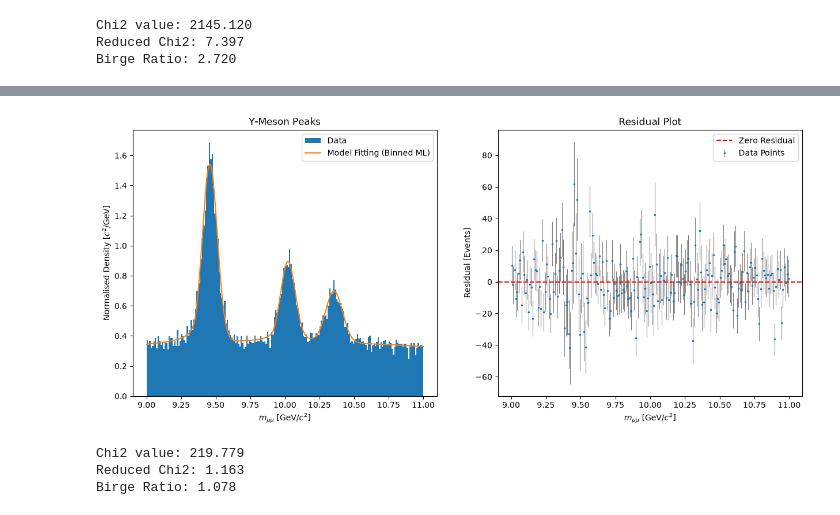
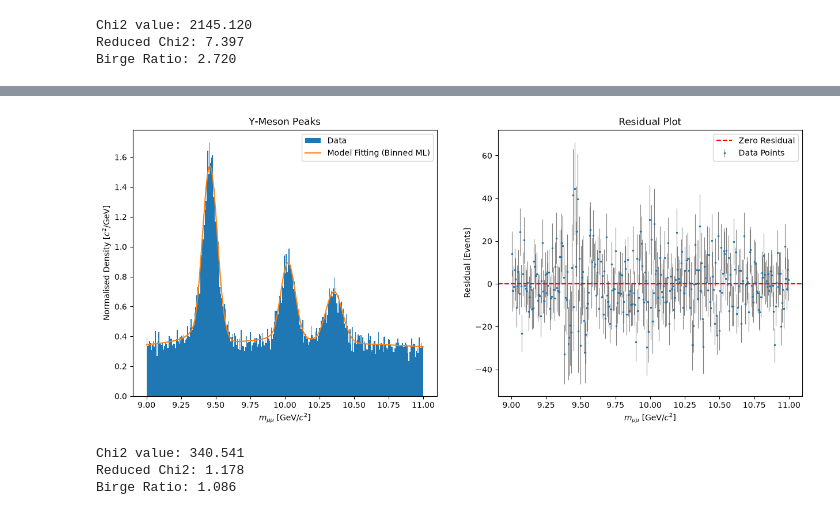
Before and after one commit to salsatosi/DAH_project_F1, a Jupyter notebook: data_analysis.ipynb, the cells around one changed output, grey strips where cells are left out. Saved outputs shown, nothing was run; the diff lists cells and outputs as text; code cells hidden in the pictures.

```diff
--- a/data_analysis.ipynb
+++ b/data_analysis.ipynb
@@ -412,18 +648,20 @@ Crystal ball function on mc.bin
 '''
 from scipy.stats import crystalball
 
-if filename == dataset[2]:
+if filename == dataset[2]+'.bin':
+    # Select first peak
     min_mass,max_mass = 9.00,9.75
     muon_pair_mass = xdata[0]
     muon_pair_mass = muon_pair_mass[(muon_pair_mass > features_range[0][0]) & (muon_pair_mass < features_range[0][1])]
     first_peak = muon_pair_mass[(muon_pair_mass > min_mass) & (muon_pair_mass < max_mass)]
     N_tot = len(first_peak)
 
+    # Define peak model (crystal ball function)
     def crystal_ball_model(x, mu, sigma, alpha, n):
         norm = crystalball.cdf(max_mass, beta=alpha, m=n, loc=mu, scale=sigma) - crystalball.cdf(min_mass, beta=alpha, m=n, loc=mu, scale=sigma)
         return crystalball.pdf(x, beta=alpha, m=n, loc=mu, scale=sigma) / norm
 
-
+    # Calculate negative-log likelihood
     def nll(mu, sigma, alpha, n):
         pdf = crystal_ball_model(first_peak, mu, sigma, alpha, n)
         if np.any(pdf <= 0):
@@ -431,28 +669,31 @@ if filename == dataset[2]:
 
         return -np.sum(np.log(pdf))
 
-
+    # Guess initial parameters
     init_params = [9.4, 0.04, 2, 1]
     bounds = [(min_mass,max_mass), (0.001, 1), (0, 10), (1,10)]
 
+    # Perform unbinned ML fitting
     res = Minuit(nll, *init_params)
     res.limits = bounds
     res.errordef = Minuit.LIKELIHOOD
     res.migrad()
     res.hesse()
 
+    # Extract fitting parameters and errors
     mu_fit, sigma_fit, alpha_fit, n_fit = res.values
     cov = np.array(res.covariance)
     errors = res.errors
     mu_err, sigma_err, alpha_err, n_err = errors
 
 
-
+    # Output peak information
     print(f"Upsilon(1S) Mass (mu): {mu_fit:.5f} +- {mu_err:.5f} GeV/c^2")
     print(f"Mass Resolution (sigma): {sigma_fit:.5f} +- {sigma_err:.5f} GeV/c^2")
     print(f"Alpha: {alpha_fit:.5f} +- {alpha_err:.5f}")
     print(f"Power-law exponent (n): {n_fit:.5f} +- {n_err:.5f}")
 
+    # Plot the peak and model fitting
     xgrid = np.linspace(min_mass,max_mass,1000)
     plt.hist(first_peak,bins=300,density=True,range=(min_mass,max_mass), label='Data')
     plt.plot(xgrid,crystal_ball_model(xgrid,*res.values), label='Model Fitting')
@@ -623,6 +1006,7 @@ for i in range(1,6):
     plt.colorbar(label="Events")
     plt.xlabel(features_xaxis_label[0])
     plt.ylabel(features_xaxis_label[i])
-    plt.title(f"{features_xaxis_label[i]} vs {features_xaxis_label[0]}")
+    plt.title(f"{features_latex[i]} vs {features_latex[0]}")
+    plt.savefig(f"images/task_6_{features[i]}_vs_{features[0]}_{dataset[select_file]}.pdf")
     plt.show()
 # %% [output]
@@ -777,33 +1204,36 @@ Use Chebyshev polynomial instead of exponential background
 '''
 from iminuit.cost import BinnedNLL
 from scipy.special import chebyt
+from scipy.stats import crystalball
 
+# Define spectrum region and peak regions
 muon_pair_mass = xdata[0]
 p_T_mm = xdata[1]
 muon_pair_mass = muon_pair_mass[(muon_pair_mass > features_range[0][0]) & (muon_pair_mass < features_range[0][1])]
-cut_mass = muon_pair_mass[p_T_mm > 20]
-
+cut_threshold = 20
+cut_mass = muon_pair_mass[p_T_mm > cut_threshold]
 min_mass, max_mass = features_range[0][0],features_range[0][1]
 min_mass_1, max_mass_1 = 9.25,9.60
 min_mass_2, max_mass_2 = 9.80,10.10
 min_mass_3, max_mass_3 = 10.20,10.40
 
-n_bins = 200
+# Bin the raw data
+n_bins = 300
 counts, bin_edges = np.histogram(cut_mass, bins=n_bins, range=(min_mass, max_mass))
 bin_width = (max_mass - min_mass) / n_bins
 bin_centers = 0.5 * (bin_edges[:-1] + bin_edges[1:])
 N_tot = len(cut_mass)
 
-alpha = 1.89471
-n = 1.09539
 
-
+# Define spectrum model (crystal ball function)
 def composite_upsilon_cbf_cdf(x,mu_1,sigma_1,mu_2,sigma_2,mu_3,sigma_3,c1,c2,f_1,f_2,f_3):
-
+    alpha = 1.89471
+    n = 1.09539
     def crystal_ball_cdf(x, mu, sigma):
         norm = crystalball.cdf(max_mass, beta=alpha, m=n, loc=mu, scale=sigma) - crystalball.cdf(min_mass, beta=alpha, m=n, loc=mu, scale=sigma)
         return (crystalball.cdf(x, beta=alpha, m=n, loc=mu, scale=sigma) - crystalball.cdf(min_mass, beta=alpha, m=n, loc=mu, scale=sigma)) / norm
 
+    # Chebyshev polynomial background
     t = (2.0 * x - (max_mass + min_mass)) / (max_mass - min_mass)
     T0 = chebyt(0)
     T1 = chebyt(1)
@@ -817,26 +1247,30 @@ def composite_upsilon_cbf_cdf(x,mu_1,sigma_1,mu_2,sigma_2,mu_3,sigma_3,c1,c2,f_1
     norm_T0 = int_T0(1.0) - int_T0(-1.0)
     norm_T1 = int_T1(1.0) - int_T1(-1.0)
     norm_T2 = int_T2(1.0) - int_T2(-1.0)
-
     background_num = cdf_T0 + c1*cdf_T1 + c2*cdf_T2
     background_norm = norm_T0 + c1*norm_T1 + c2*norm_T2
     background_cdf = background_num / background_norm
+
     return f_1*crystal_ball_cdf(x,mu_1,sigma_1) + f_2*crystal_ball_cdf(x,mu_2,sigma_2) + f_3*crystal_ball_cdf(x,mu_3,sigma_3) + (1-f_1-f_2-f_3)*background_cdf
 
 
-
-init_params = [9.45, 0.043, 10.02, 0.046, 10.35, 0.04, -0.5, 0.1, 0.12, 0.04, 0.03]
-bounds = [(min_mass_1,max_mass_1), (0.01, 1), (min_mass_2,max_mass_2), (0.01, 1), (min_mass_3,max_mass_3), (0.01, 1), (-1,0), (-0.5,0.5), (0.0, 1.0), (0.0, 1.0), (0.0, 1.0)]
+# Perform binned ML fitting (crystal ball function)
+init_params = [9.45, 0.043, 10.02, 0.046, 10.35, 0.04, 0, -0.01, 0.12, 0.04, 0.03]
+bounds = [(min_mass_1,max_mass_1), (0.01, 1), (min_mass_2,max_mass_2), (0.01, 1), (min_mass_3,max_mass_3),
+          (0.01, 1), (-1,1), (-0.5,0.5), (0.0, 1.0), (0.0, 1.0), (0.0, 1.0)]
 cost = BinnedNLL(counts, bin_edges, composite_upsilon_cbf_cdf)
 res = Minuit(cost, *init_params)
 res.limits = bounds
 res.migrad()
 res.hesse()
+
+# Extract fitting parameters and errors
 mu_1_fit, sigma_1_fit, mu_2_fit, sigma_2_fit, mu_3_fit, sigma_3_fit, c1_fit, c2_fit, f_1_fit, f_2_fit, f_3_fit = res.values
 cov = np.array(res.covariance)
 errors = res.errors
 mu_1_err, sigma_1_err, mu_2_err, sigma_2_err, mu_3_err, sigma_3_err, c1_err, c2_err, f_1_err, f_2_err, f_3_err = errors
 
+# Evaluate number of signal events and purity
 N_sig_1 = f_1_fit * N_tot
 N_sig_1_err = f_1_err * N_tot
 N_sig_2 = f_2_fit * N_tot
@@ -847,7 +1281,7 @@ purity = f_1_fit+f_2_fit+f_3_fit
 purity_err = np.sqrt(f_1_err**2 + f_2_err**2 + f_3_err**2 + 2*cov[8][9] + 2*cov[8][10] + 2*cov[9][10])
 
 
-
+# Output peak information
 print(f"Upsilon(1S) Mass (mu_1): {mu_1_fit:.7f} +- {mu_1_err:.7f} GeV/c^2")
 print(f"Mass Resolution (sigma_1): {sigma_1_fit:.7f} +- {sigma_1_err:.7f} GeV/c^2")
 print(f"Signal Fraction (f_1): {f_1_fit:.7f} +- {f_1_err:.7f}")
@@ -870,18 +1304,15 @@ print(f"-----------------------------------------------------------")
 print("Minimum counts in any bin:", np.min(counts))
 print("Average counts per bin:", np.mean(counts))
 print(f"-----------------------------------------------------------")
+# Evaluate correlation between background parameter and peak parameters
 corrs = res.covariance.correlation()
 for bg in ["c1", "c2"]:
     for sig in ["mu_1", "sigma_1", "f_1", "mu_2", "sigma_2", "f_2", "mu_3", "sigma_3", "f_3"]:
         print(f"Corr({bg}, {sig}): {corrs[bg, sig]:+.3f}")
 
+
+# Plot data and model fitting
 fig, (ax1,ax2) = plt.subplots(1,2,figsize=(15,6))
-
-expected_cdf = composite_upsilon_cbf_cdf(bin_edges, *res.values)
-expected_counts = np.diff(expected_cdf) * N_tot
-residual = counts - expected_counts
-yerr = np.sqrt(counts)
-
 xgrid = np.linspace(features_range[0][0],features_range[0][1],1000)
 ax1.hist(cut_mass,bins=n_bins,density=True,range=(features_range[0][0],features_range[0][1]),label='Data')
 dx=1e-5
@@ -892,15 +1323,21 @@ ax1.set_xlabel(features_xaxis_label[0])
 ax1.set_ylabel(f'Normalised Density {features_yaxis_label_unit[0]}')
 ax1.set_title(r'$\Upsilon$-Meson Peaks')
 
+# Plot residual
+expected_cdf = composite_upsilon_cbf_cdf(bin_edges, *res.values)
+expected_counts = np.diff(expected_cdf) * N_tot
+residual = counts - expected_counts
+yerr = np.sqrt(counts)
 ax2.errorbar(bin_centers, residual, yerr=yerr, fmt="o", markersize=1.5, ecolor="gray", elinewidth=0.8,label='Data Points')
 ax2.axhline(0, color="red", linestyle="--",label='Zero Residual')
 ax2.set_xlabel(features_xaxis_label[0])
 ax2.set_ylabel(f"Residual [Events]")
 ax2.legend()
 ax2.set_title(r'Residual Plot')
-plt.savefig(f'whole_spectrum_fit_binned_{filename[:-4]}.pdf')
+plt.savefig(f'images/task_6_cut_{cut_threshold}GeV_chebyshev_{dataset[select_file]}.pdf')
 plt.show()
 
+# Calculate chi2 value
 chi2 = np.sum(residual**2/expected_counts)
 reduced_chi2 = chi2 / (len(counts) - len(init_params))
 BR = np.sqrt(reduced_chi2)
@@ -928,4 +1365,4 @@ Corr(c2, f_3): +0.459
-[figure, old version]
+[figure, new version]
-Chi2 value: 219.779
-Reduced Chi2: 1.163
-Birge Ratio: 1.078
+Chi2 value: 340.541
+Reduced Chi2: 1.178
+Birge Ratio: 1.086
```
Also changed, not shown: parts of 36 cells of this notebook, 3 other files.
